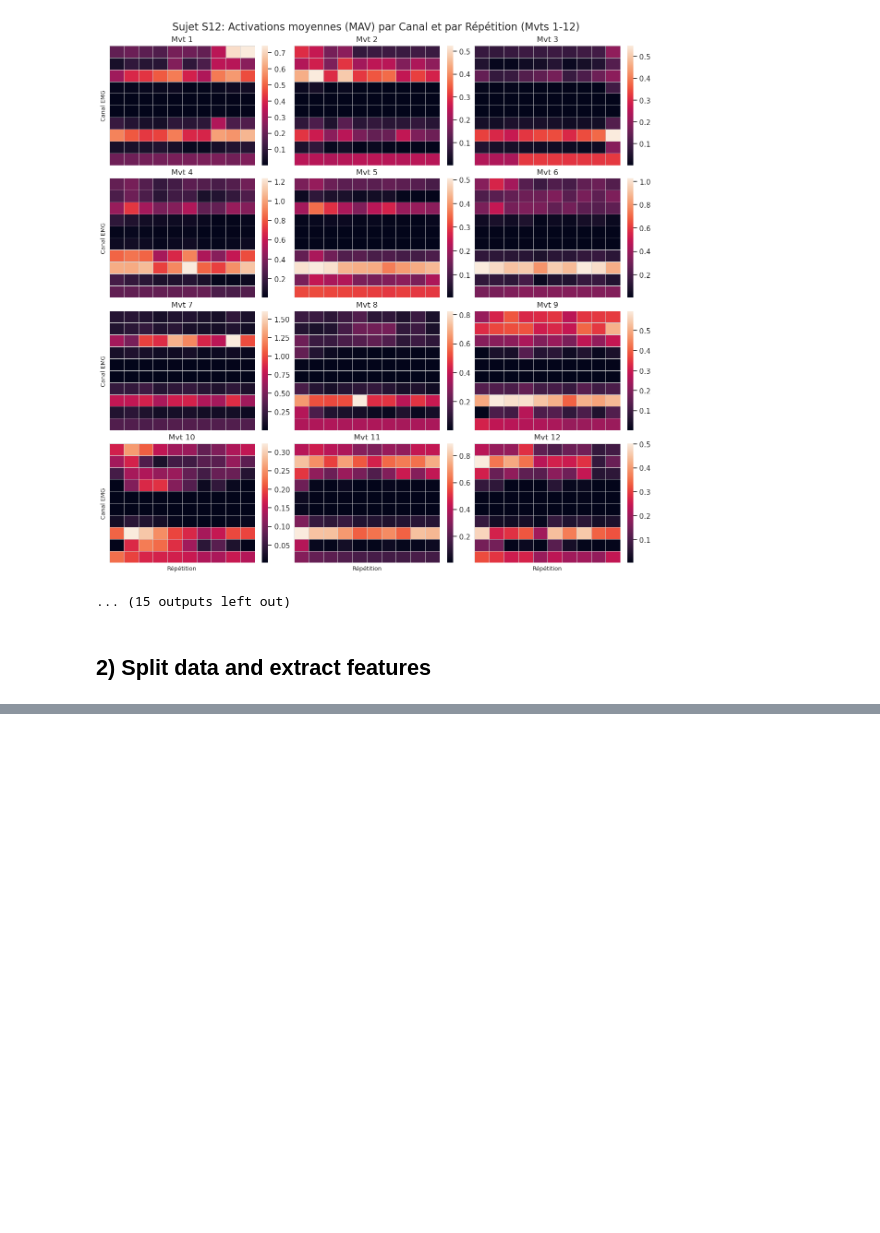
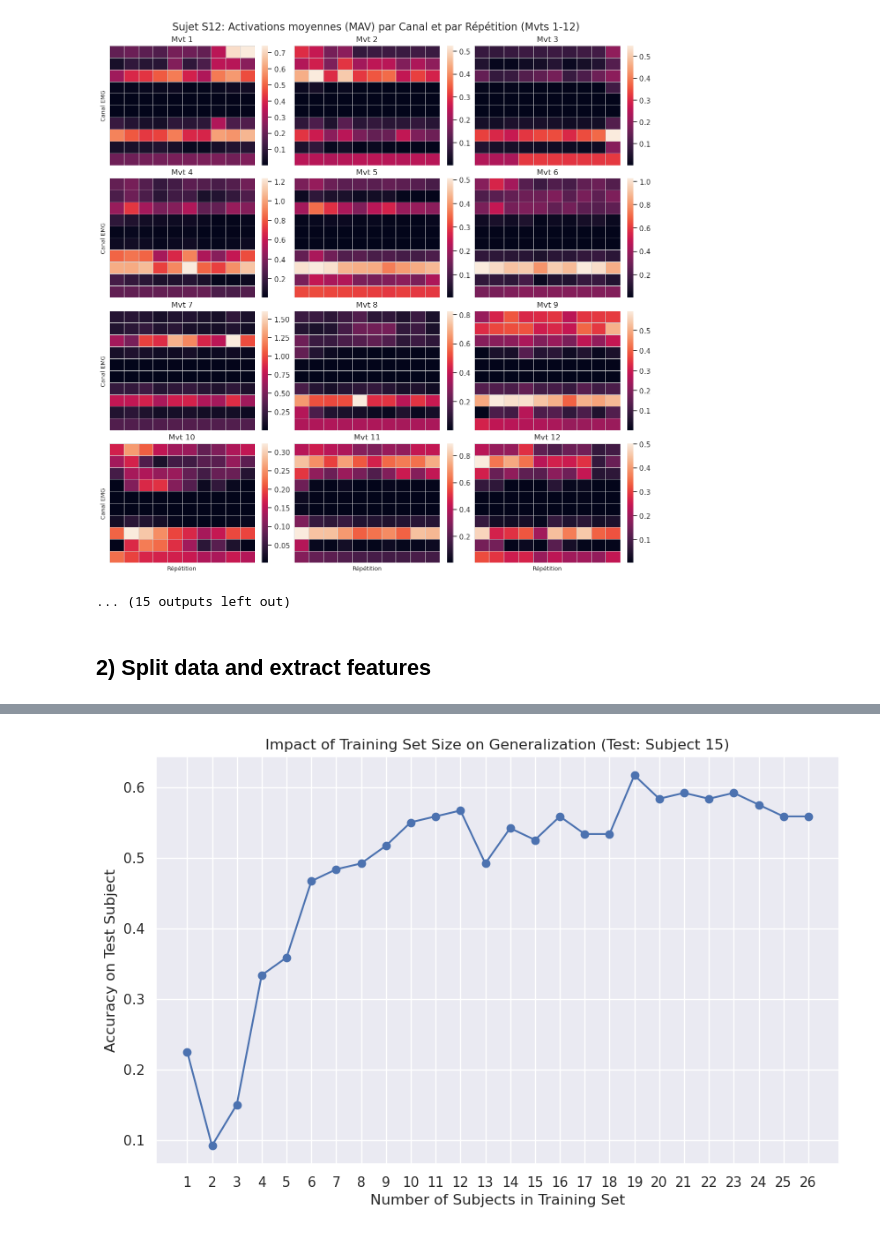
Before and after one commit to Tournedos/NSSP_project2_groupK, a Jupyter notebook: Part2.ipynb, the cells around one changed output, grey strips where cells are left out. Cells and saved outputs as stored; diff of their text form; code cells hidden in the pictures; blank space fills up the shorter version.

```diff
--- a/Part2.ipynb
+++ b/Part2.ipynb
@@ -383,11 +360,14 @@ def build_dataset_from_ninapro(emg, stimulus, repetition, features):
     return dataset, labels
 # %%
 # Listes pour agréger les jeux de données de tous les sujets
+from sklearn.preprocessing import StandardScaler
+
 all_datasets = []
 all_labels = []
 all_subject_ids = []
 
 print("--- Extraction des caractéristiques par Sujet ---")
+subject_scaler = StandardScaler()
 
 for subject_id, data in all_processed.items():
     emg = data["emg"]
@@ -403,14 +383,15 @@ for subject_id, data in all_processed.items():
     )
 
     if dataset_sub.shape[0] > 0:
-        all_datasets.append(dataset_sub)
+        dataset_sub_scaled = subject_scaler.fit_transform(dataset_sub) # important on normalise par patient !!
+
+        all_datasets.append(dataset_sub_scaled) # On ajoute la version normalisée
         all_labels.append(labels_sub)
 
-        # Créer un array pour identifier le sujet de chaque échantillon
         subject_id_array = np.full(dataset_sub.shape[0], int(subject_id.replace('S', '')))
         all_subject_ids.append(subject_id_array)
 
-        print(f"Sujet {subject_id}: {dataset_sub.shape[0]} échantillons extraits.")
+        print(f"Sujet {subject_id}: {dataset_sub.shape[0]} échantillons extraits et normalisés (Z-score).")
     else:
         print(f"Sujet {subject_id}: 0 échantillons valides (Skippé).")
 
@@ -555,0 +593,69 @@ print(f"Macro F1-score : {f1_score(y_test, y_pred_test, average='macro'):.4f}")
+# %%
+import matplotlib.pyplot as plt
+import numpy as np
+from sklearn.ensemble import RandomForestClassifier
+from sklearn.metrics import accuracy_score
+
+print("\n--- Question 5: Impact of Training Set Size ---")
+
+# 1. Define Fixed Test Subject (Subject 27)
+test_subject_id = 15
+mask_test = (Z_subject == test_subject_id)
+X_test_fixed = X_full[mask_test]
+y_test_fixed = y_full[mask_test]
+
+print(f"Test Set: Subject {test_subject_id} ({X_test_fixed.shape[0]} samples)")
+
+# 2. Define pool of training subjects (Subjects 1 to 26)
+train_pool_ids = np.unique(Z_subject[Z_subject != test_subject_id])
+# Sort them to ensure we add them in order (1, then 1+2, etc.)
+train_pool_ids.sort()
+
+accuracies_by_size = []
+training_sizes = []
+
+
+rf_params = {
+    'n_estimators': 800,   # Exemple issu de ta GridSearch
+    'max_depth': 20,       # Exemple
+    "min_samples_split": 5, # Nombre minimum d'échantillons requis pour diviser un nœud interne
+    "max_features": 'log2',
+    'n_jobs': -1,
+    'random_state': 42
+}
+
+# 3. The Loop: Accumulate subjects
+current_train_mask = np.zeros(len(Z_subject), dtype=bool)
+
+for i, subject_to_add in enumerate(train_pool_ids):
+    # Add the new subject to the current training mask
+    # We use logical OR to add the new subject's indices to the existing mask
+    mask_new_subject = (Z_subject == subject_to_add)
+    current_train_mask = current_train_mask | mask_new_subject
+
+    # Extract current training data
+    X_train_current = X_full[current_train_mask]
+    y_train_current = y_full[current_train_mask]
+
+
+    # --- Train Model ---
+    clf = RandomForestClassifier(**rf_params)
+    clf.fit(X_train_current, y_train_current)
+
+    # --- Evaluate ---
+    acc = clf.score(X_test_fixed, y_test_fixed)
+    accuracies_by_size.append(acc)
+    training_sizes.append(i + 1) # Number of subjects
+
+    print(f"Training with {i+1} subject(s) (Added S{subject_to_add}) -> Test Acc: {acc:.4f}")
+
+# 4. Visualization
+plt.figure(figsize=(10, 6))
+plt.plot(training_sizes, accuracies_by_size, marker='o', linestyle='-', color='b')
+plt.title(f'Impact of Training Set Size on Generalization (Test: Subject {test_subject_id})')
+plt.xlabel('Number of Subjects in Training Set')
+plt.ylabel('Accuracy on Test Subject')
+plt.grid(True)
+plt.xticks(training_sizes) # Show all numbers on x-axis
+plt.show()
+# %% [output]
@@ -555,0 +679 @@ print(f"Macro F1-score : {f1_score(y_test, y_pred_test, average='macro'):.4f}")
+[figure, added]
```
Also changed, not shown: parts of 16 cells of this notebook.
